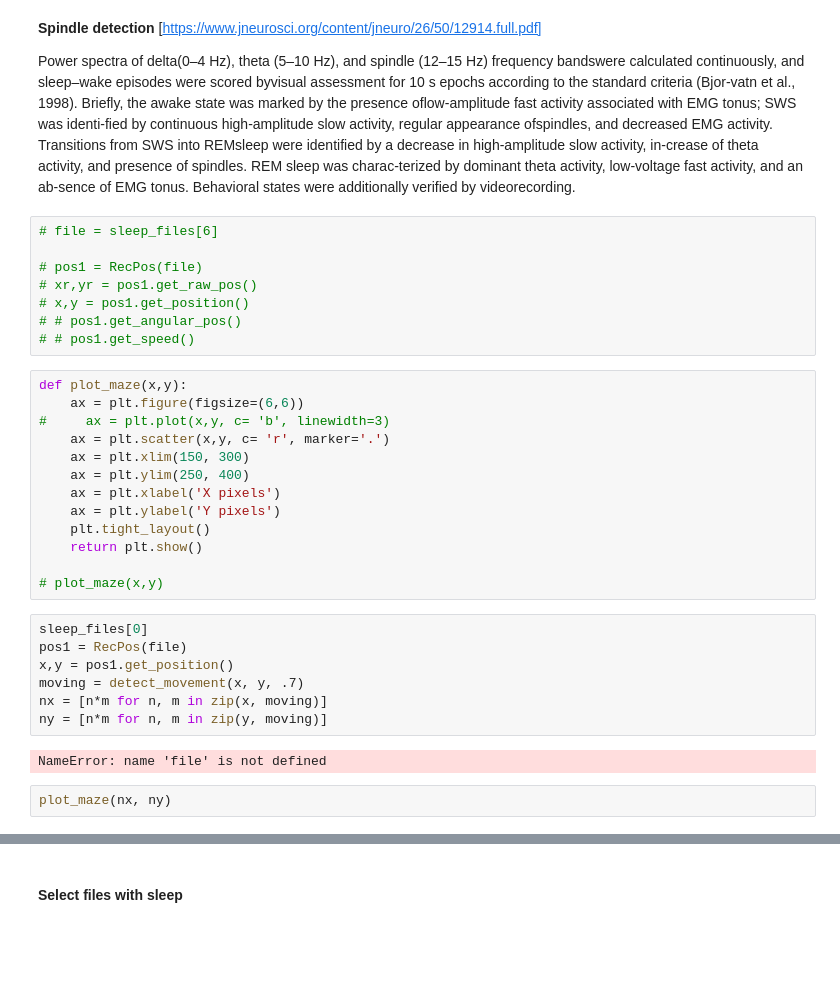
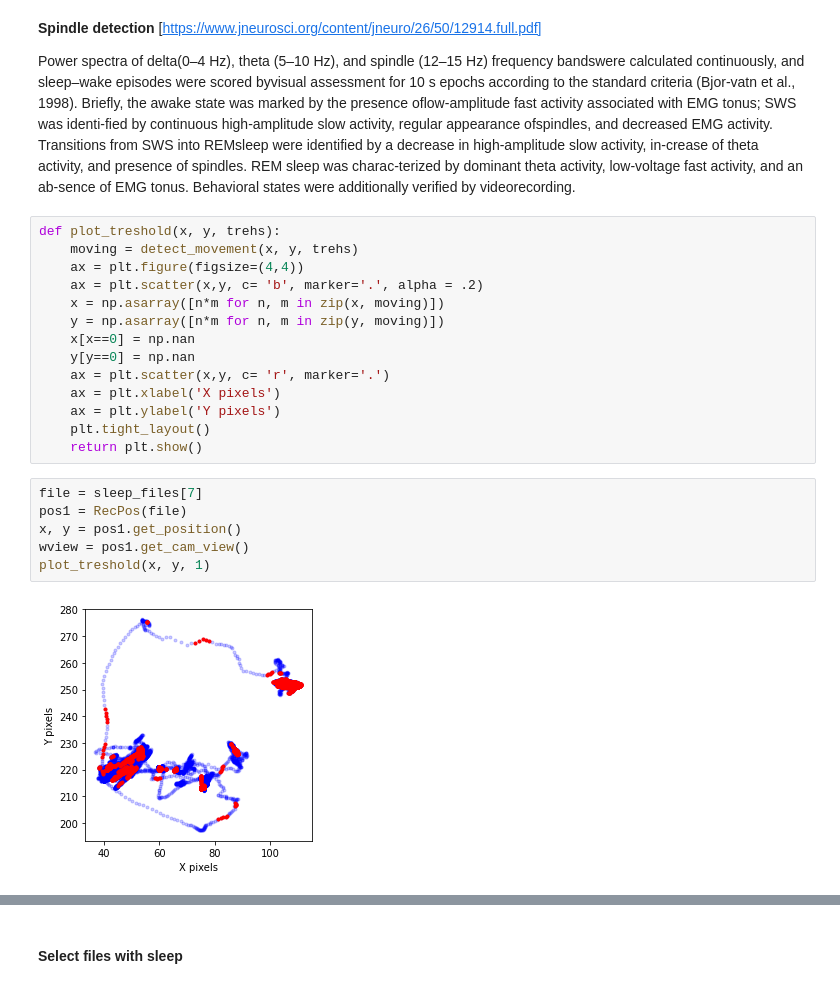
Before and after one commit to cafalchio/lfp_atn, a Jupyter notebook: ipynb/experiment_sleeps.ipynb, the cells around one changed output, grey strips where cells are left out. Cells and saved outputs as stored; diff of their text form; blank space fills up the shorter version.

```diff
--- a/ipynb/experiment_sleeps.ipynb
+++ b/ipynb/experiment_sleeps.ipynb
@@ -137,38 +118,28 @@ Only MUA bursts which temporally overlapped (even in part) with SWR events were
 **Spindle detection** [https://www.jneurosci.org/content/jneuro/26/50/12914.full.pdf]
 
 Power spectra of delta(0–4 Hz), theta (5–10 Hz), and spindle (12–15 Hz) frequency bandswere calculated continuously, and sleep–wake episodes were scored byvisual assessment for 10 s epochs according to the standard criteria (Bjor-vatn et al., 1998). Briefly, the awake state was marked by the presence oflow-amplitude fast activity associated with EMG tonus; SWS was identi-fied by continuous high-amplitude slow activity, regular appearance ofspindles, and decreased EMG activity. Transitions from SWS into REMsleep were identified by a decrease in high-amplitude slow activity, in-crease of theta activity, and presence of spindles. REM sleep was charac-terized by dominant theta activity, low-voltage fast activity, and an ab-sence of EMG tonus. Behavioral states were additionally verified by videorecording.
+# %%
+def plot_treshold(x, y, trehs):
+    moving = detect_movement(x, y, trehs)
+    ax = plt.figure(figsize=(4,4))
+    ax = plt.scatter(x,y, c= 'b', marker='.', alpha = .2)
+    x = np.asarray([n*m for n, m in zip(x, moving)])
+    y = np.asarray([n*m for n, m in zip(y, moving)])
+    x[x==0] = np.nan
+    y[y==0] = np.nan
+    ax = plt.scatter(x,y, c= 'r', marker='.')
+    ax = plt.xlabel('X pixels')
+    ax = plt.ylabel('Y pixels')
+    plt.tight_layout()
+    return plt.show()
 # %%
-# file = sleep_files[6]
-
-# pos1 = RecPos(file)
-# xr,yr = pos1.get_raw_pos()
-# x,y = pos1.get_position()
-# # pos1.get_angular_pos()
-# # pos1.get_speed()
+file = sleep_files[7]
+pos1 = RecPos(file)
+x, y = pos1.get_position()
+wview = pos1.get_cam_view()
+plot_treshold(x, y, 1)
+# %% [output]
+[figure, added]
-# %%
-def plot_maze(x,y):
-    ax = plt.figure(figsize=(6,6))
-#     ax = plt.plot(x,y, c= 'b', linewidth=3)
-    ax = plt.scatter(x,y, c= 'r', marker='.')
-    ax = plt.xlim(150, 300)
-    ax = plt.ylim(250, 400)
-    ax = plt.xlabel('X pixels')
-    ax = plt.ylabel('Y pixels')
-    plt.tight_layout()
-    return plt.show()
-
-# plot_maze(x,y)
-# %%
-sleep_files[0]
-pos1 = RecPos(file)
-x,y = pos1.get_position()
-moving = detect_movement(x, y, .7)
-nx = [n*m for n, m in zip(x, moving)]
-ny = [n*m for n, m in zip(y, moving)]
-# %% [output]
-NameError: name 'file' is not defined
-# %%
-plot_maze(nx, ny)
 # %%
 for file in sleep_files[10:15]:
     print(file)
```
Also changed, not shown: parts of 6 cells of this notebook.
